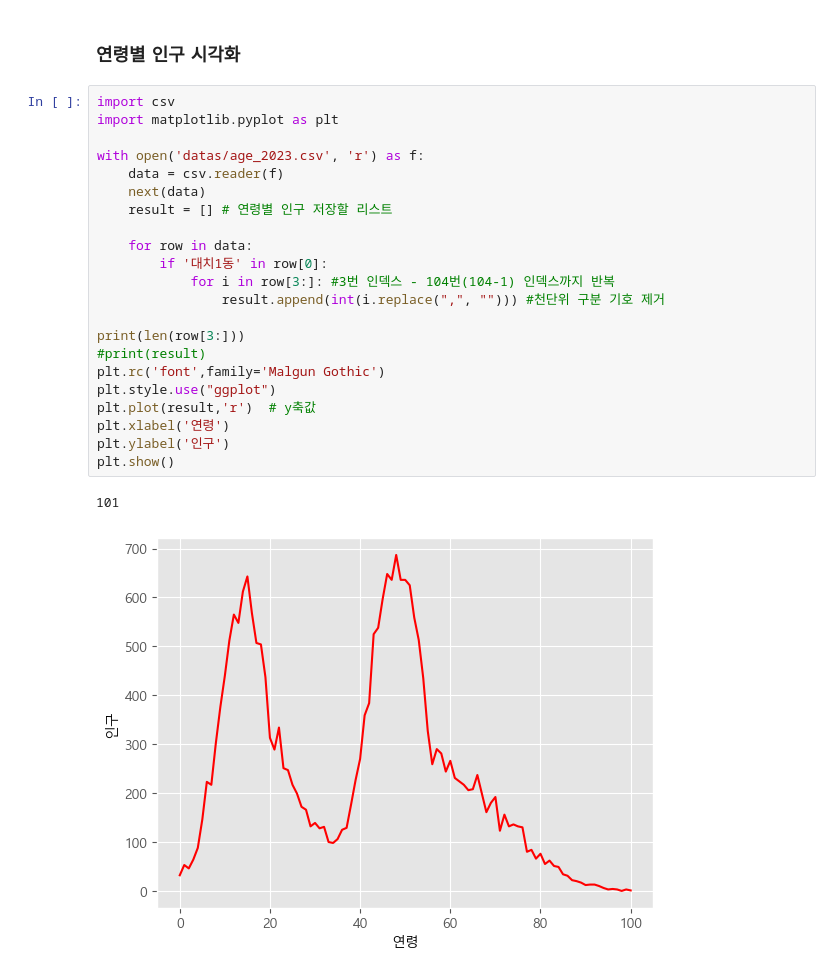
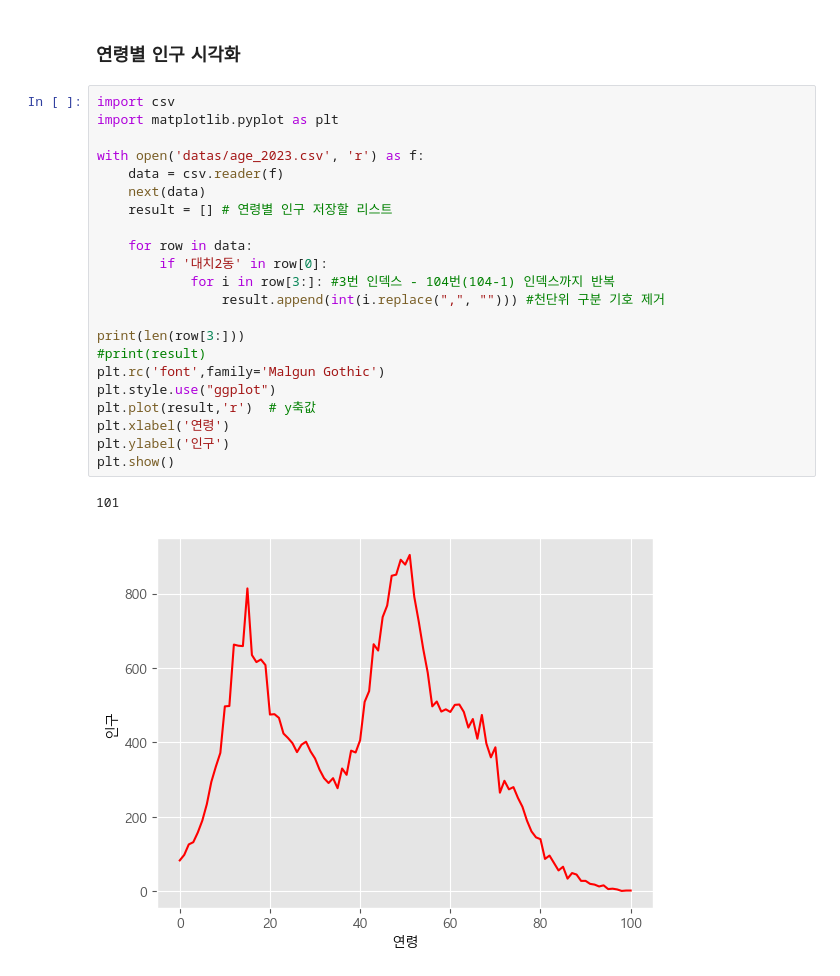
Before and after one commit to eunburi/green_data, a Jupyter notebook: population1.ipynb, the cells around one changed output. Drawn from its saved outputs; the diff is of its cells as text.

```diff
--- a/population1.ipynb
+++ b/population1.ipynb
@@ -16,25 +16,25 @@ f.close()
 # %%
 import csv
 import matplotlib.pyplot as plt
 
 with open('datas/age_2023.csv', 'r') as f:
     data = csv.reader(f)
     next(data)
     result = [] # 연령별 인구 저장할 리스트
 
     for row in data:
-        if '대치1동' in row[0]:
+        if '대치2동' in row[0]:
             for i in row[3:]: #3번 인덱스 - 104번(104-1) 인덱스까지 반복
                 result.append(int(i.replace(",", ""))) #천단위 구분 기호 제거
 
 print(len(row[3:]))
 #print(result)
 plt.rc('font',family='Malgun Gothic')
 plt.style.use("ggplot")
 plt.plot(result,'r')  # y축값
 plt.xlabel('연령')
 plt.ylabel('인구')
 plt.show()
 # %% [output]
 101
-[figure, old version]
+[figure, new version]
```
Also changed, not shown: parts of 1 cell of this notebook, 9 other files.
